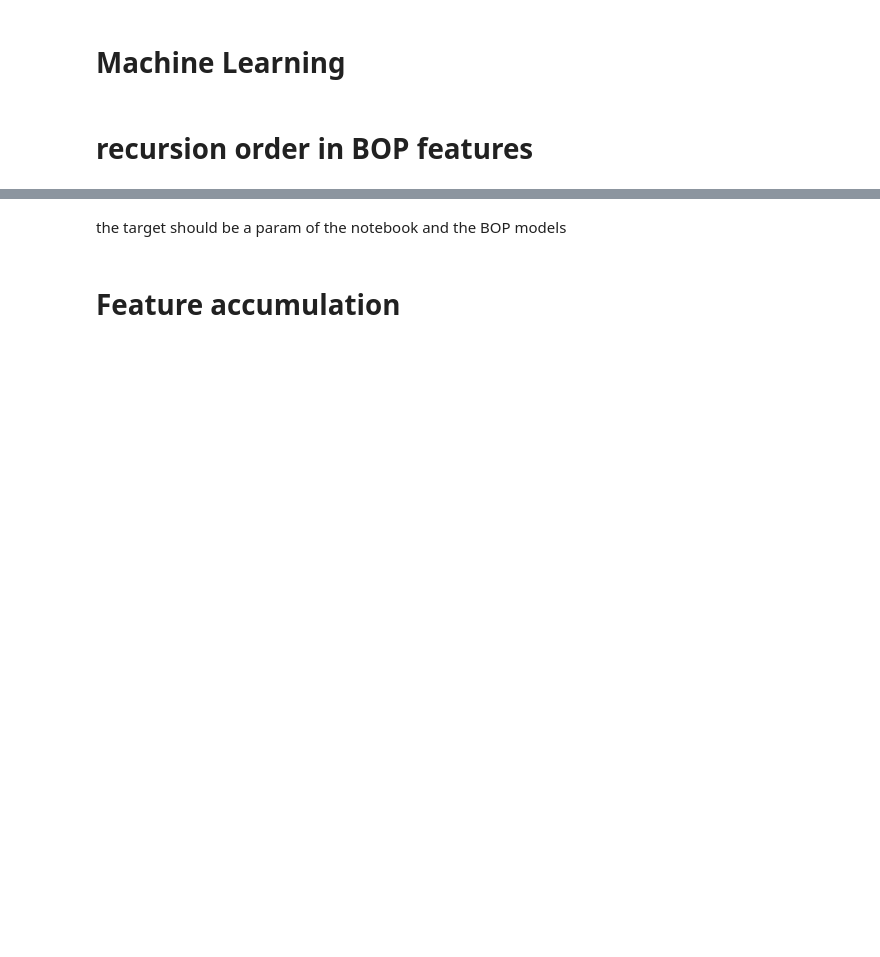
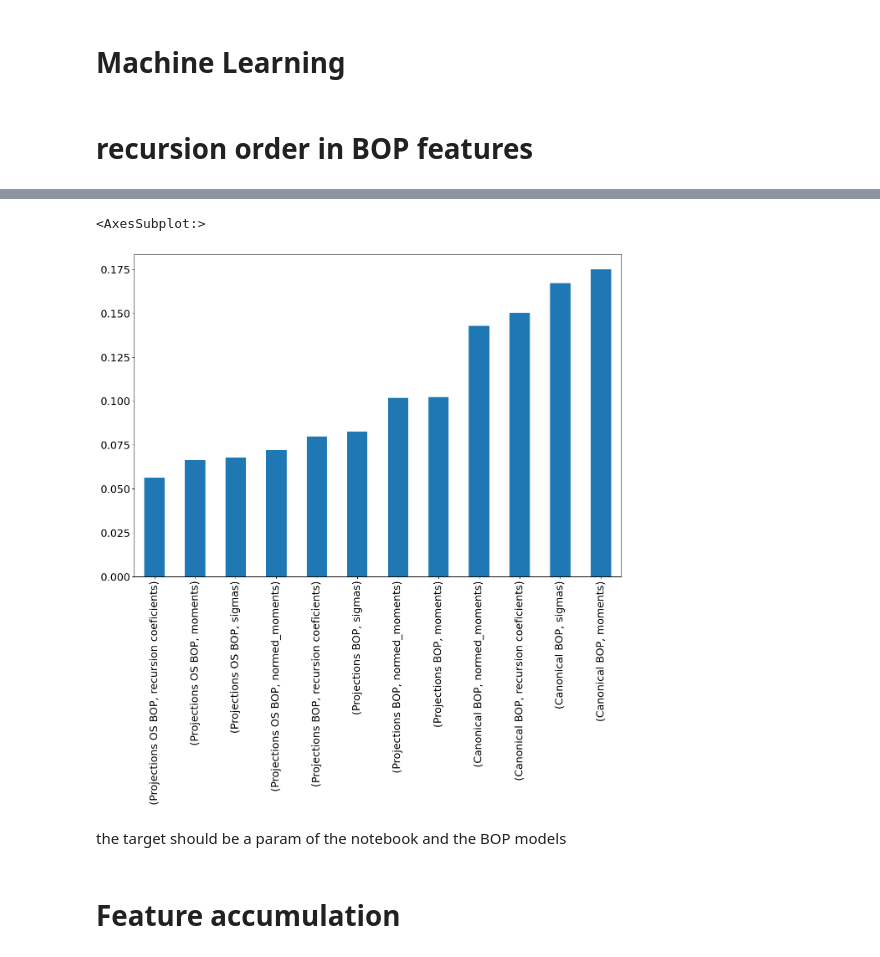
Before and after one commit to AIIMProject/MLFeMoTCPs, a Jupyter notebook: 07_MachineLearn.ipynb, the cells around one changed output, grey strips where cells are left out. Cells and saved outputs as stored; diff of their text form; code cells hidden in the pictures; blank space fills up the shorter version.

```diff
--- a/07_MachineLearn.ipynb
+++ b/07_MachineLearn.ipynb
@@ -198,3 +273,8 @@ Binf_1_CN16
+# %%
+dfRMSE['test'].plot(kind = 'bar')
+# %% [output]
+<AxesSubplot:>
+[figure, added]
 # %% [markdown]
 the target should be a param of the notebook and the BOP models
 # %%
```
Also changed, not shown: parts of 21 cells of this notebook.
